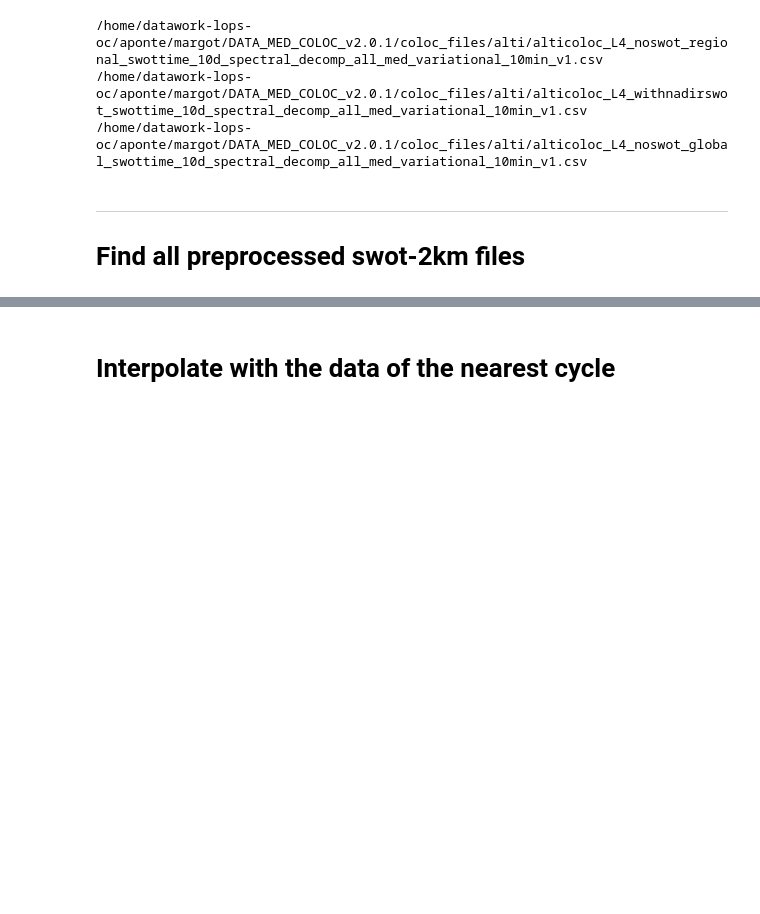
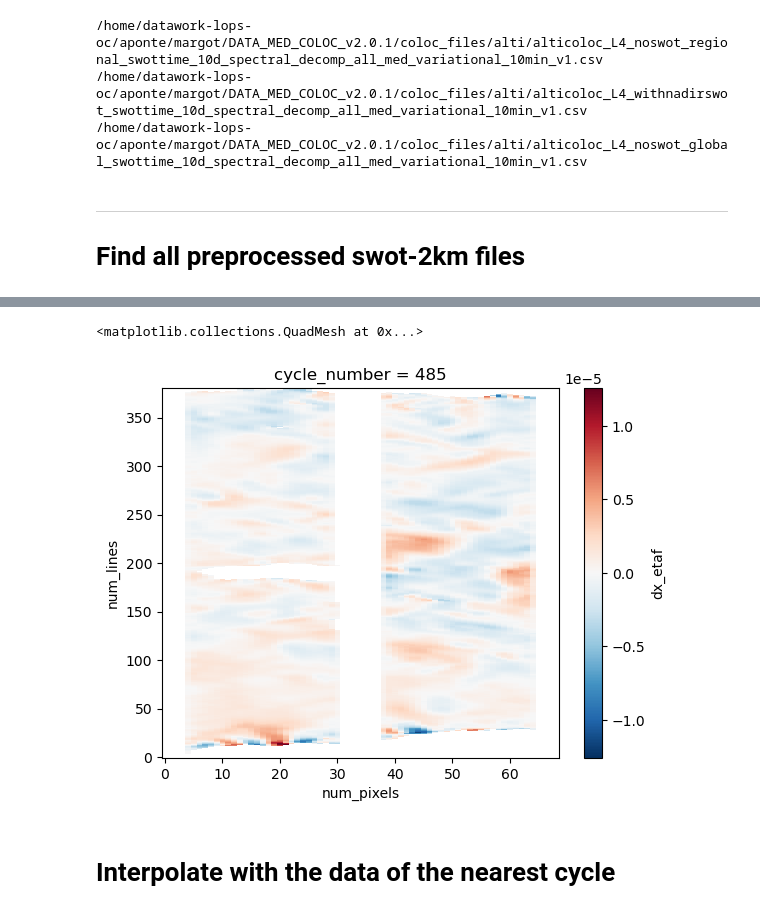
Before and after one commit to margot-demol/med_analysis, a Jupyter notebook: 02_coloc_files/02_csv_altimetry_coloc.ipynb, the cells around one changed output, grey strips where cells are left out. Saved outputs shown, nothing was run; the diff lists cells and outputs as text; code cells hidden in the pictures; blank space fills up the shorter version.

```diff
--- a/02_coloc_files/02_csv_altimetry_coloc.ipynb
+++ b/02_coloc_files/02_csv_altimetry_coloc.ipynb
@@ -289,8 +284,8 @@ alti_files = glob(
     os.path.join(zarr_dir, "before_coloc", "preprocessed_swot", "swot2km", "*", "*")
 )
 alti_files = [f.replace("pass3", "pass*") for f in alti_files if "pass3" in f]
-alti_files = [f for f in alti_files if ("general" in f) | ("diff_only" in f)]
-# alti_files = [f for f in alti_files if '/gaussian_aviso' in f]
+#alti_files = [f for f in alti_files if ("general" in f) | ("diff_only" in f)]
+alti_files = [f for f in alti_files if '/gaussian_aviso/' in f]
 # alti_files = [f for f in alti_files if '/xarray_diff' in f]
 alti_files
 # %% [output]
@@ -299,3 +297,10 @@ alti_files
+# %%
+f = glob(alti_files[1])[0]
+ds =xr.open_dataset(f)
+ds.dx_etaf.isel(cycle_number=10).plot()
+# %% [output]
+<matplotlib.collections.QuadMesh at 0x...>
+[figure, added]
 # %% [markdown]
 # Interpolate with the data of the nearest cycle
 # %%
```
Also changed, not shown: parts of 10 cells of this notebook, 29 other files.
